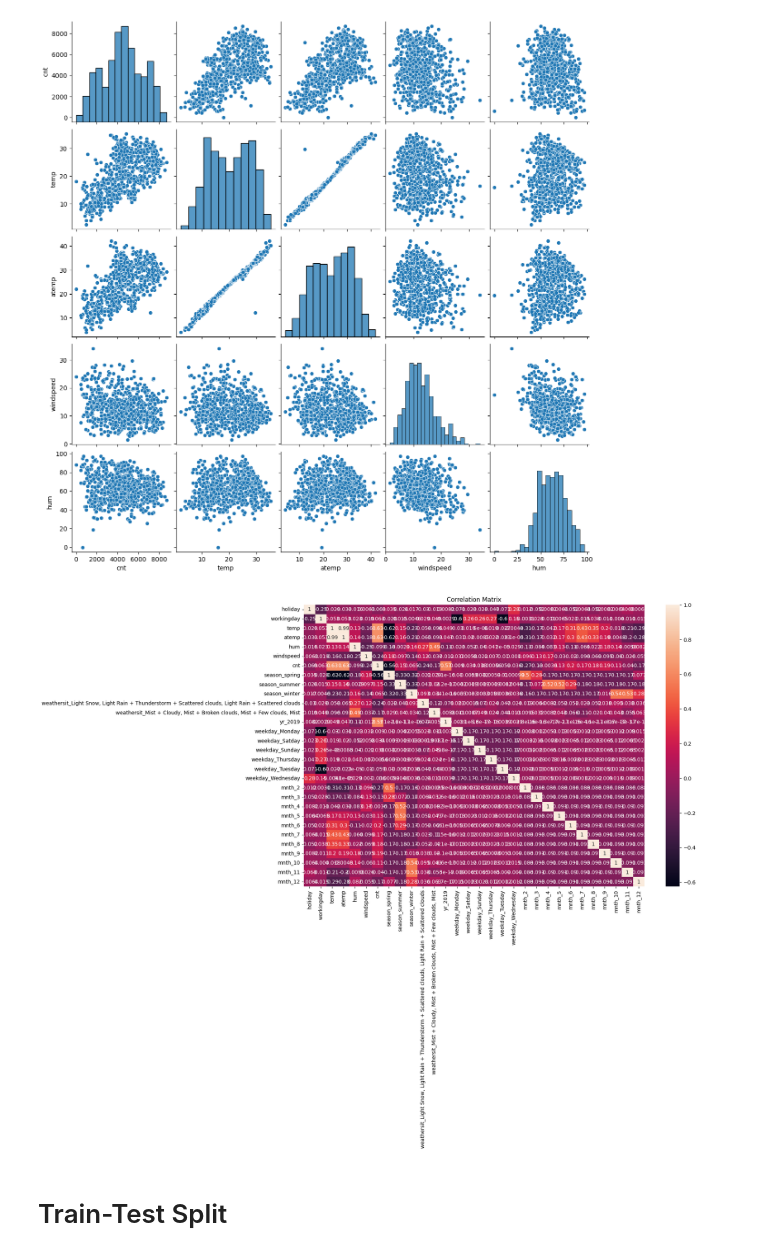
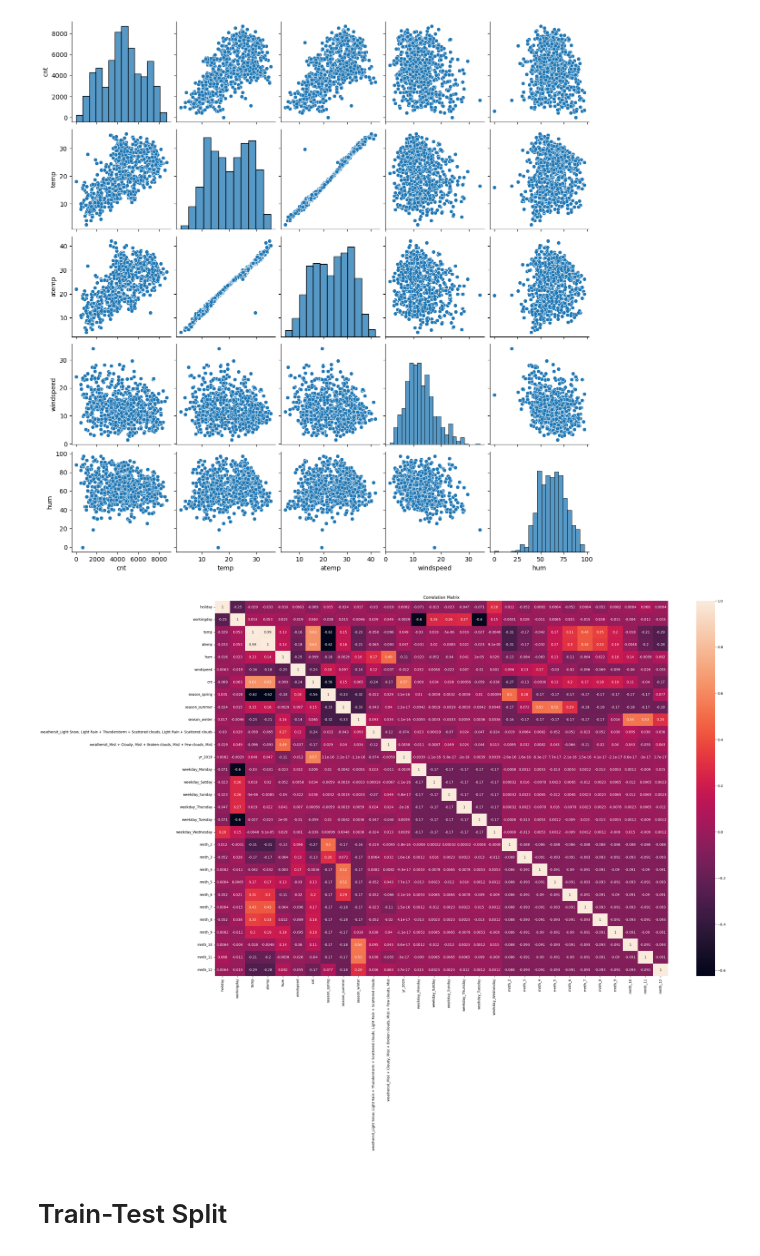
Before and after one commit to Kriissss/LinearRegression, a Jupyter notebook: Krish_Agrawal_Linear_Regression.ipynb, the cells around one changed output. Saved outputs shown, nothing was run; the diff lists cells and outputs as text; code cells hidden in the pictures.

```diff
--- a/Krish_Agrawal_Linear_Regression.ipynb
+++ b/Krish_Agrawal_Linear_Regression.ipynb
@@ -102,12 +102,12 @@ plt.show()
 [figure]
 # %%
 # Correlation Matrix
-plt.figure(figsize=(15, 10))
+plt.figure(figsize=(30, 20))
 sns.heatmap(data.corr(), annot=True)
 plt.title('Correlation Matrix')
 plt.show()
 # %% [output]
-[figure, old version]
+[figure, new version]
 # %% [markdown]
 # Train-Test Split
 # %%
```
Also changed, not shown: parts of 4 cells of this notebook.
